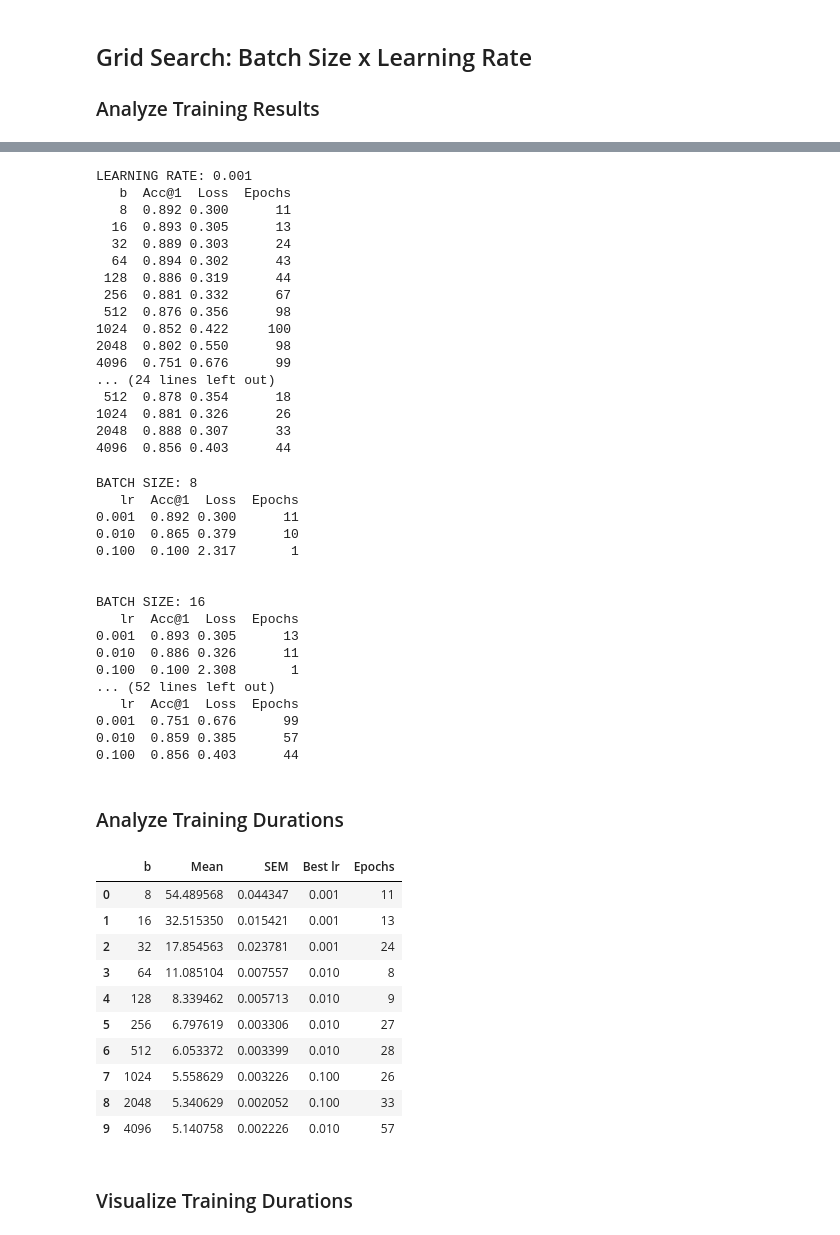
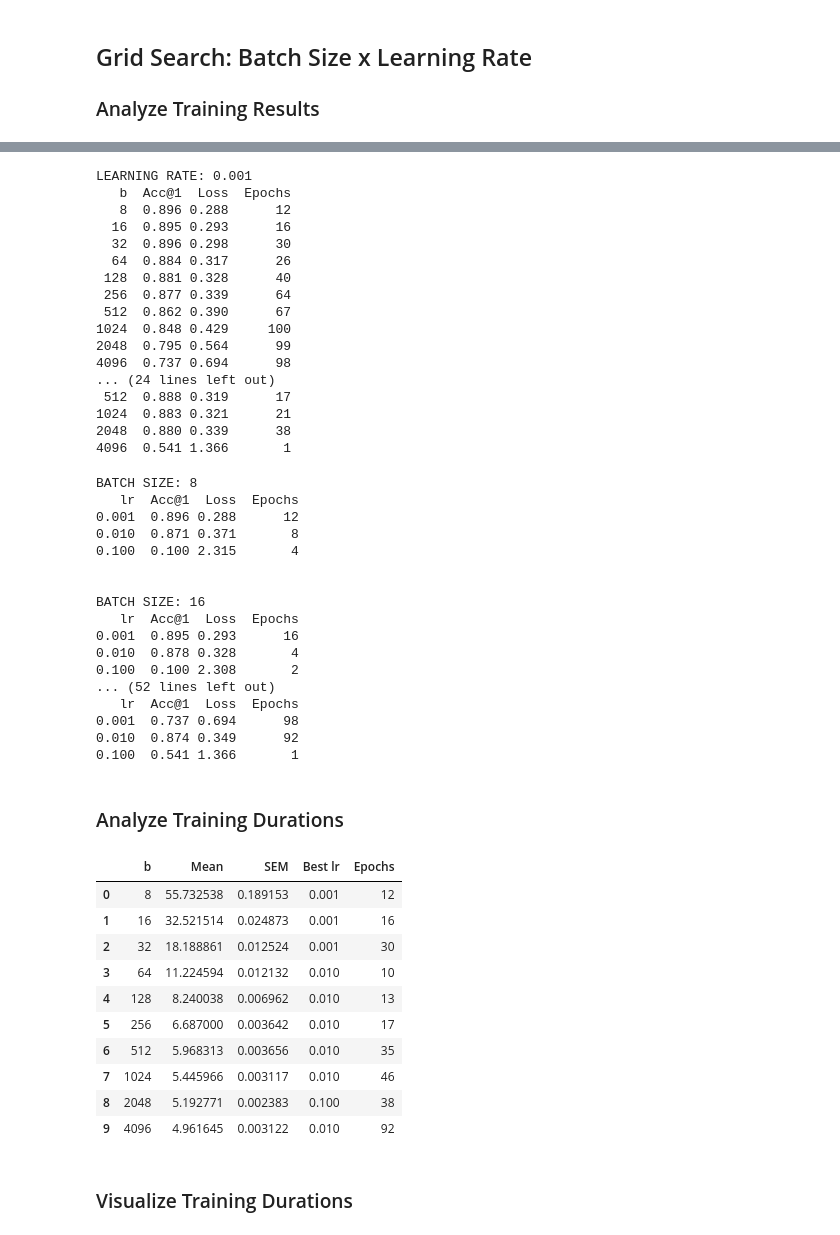
Before and after one commit to mrvnthss/rsa-vision-networks, a Jupyter notebook: notebooks/4.0-mt-data-analysis-lenet-fashionmnist.ipynb, the cells around one changed output, grey strips where cells are left out. Saved outputs shown, nothing was run; the diff lists cells and outputs as text; code cells hidden in the pictures.

```diff
--- a/notebooks/4.0-mt-data-analysis-lenet-fashionmnist.ipynb
+++ b/notebooks/4.0-mt-data-analysis-lenet-fashionmnist.ipynb
@@ -25,20 +25,20 @@ from src.visualization.utils import save_figure
 ### Analyze Training Results
 # %%
 # Load and parse results
-log_dir = "../out/lenet_fashionmnist/grid_search/batch_size_lr/2024-08-25_16-49-23"
-grid_search_results = parse_log_dir(
+log_dir = "../out/lenet_fashionmnist/grid_search/batch_size_lr/2024-09-02_22-34-21"
+b_lr = parse_log_dir(
     log_dir,
     get_training_results,
     mode="Val"
 )
 
 # Abbreviate column names
-grid_search_results = grid_search_results.rename(columns={
+b_lr = b_lr.rename(columns={
     "Accuracy@1": "Acc@1",
     "Accuracy@5": "Acc@5"
 })
 
 # Display overall results
-grid_search_results
+b_lr
 # %% [output]
 |  | b | lr | Epochs | Loss | Acc@1 | Acc@5 |
@@ -61,6 +61,6 @@ grid_search_results
 # %%
 # Group results by learning rate
-grouped_by_lr = grid_search_results.groupby("lr")
+grouped_by_lr = b_lr.groupby("lr")
 col_order = ["b", "Acc@1", "Loss", "Epochs"]  # Dropping Acc@5, since it does not provide any added information
 
 # Display results grouped by learning rate
@@ -71,24 +71,24 @@ for lr, group in grouped_by_lr:
 # %% [output]
 LEARNING RATE: 0.001
    b  Acc@1  Loss  Epochs
-   8  0.892 0.300      11
-  16  0.893 0.305      13
-  32  0.889 0.303      24
-  64  0.894 0.302      43
- 128  0.886 0.319      44
- 256  0.881 0.332      67
- 512  0.876 0.356      98
-1024  0.852 0.422     100
-2048  0.802 0.550      98
-4096  0.751 0.676      99
+   8  0.896 0.288      12
+  16  0.895 0.293      16
+  32  0.896 0.298      30
+  64  0.884 0.317      26
+ 128  0.881 0.328      40
+ 256  0.877 0.339      64
+ 512  0.862 0.390      67
+1024  0.848 0.429     100
+2048  0.795 0.564      99
+4096  0.737 0.694      98
 ... (24 lines left out)
- 512  0.878 0.354      18
-1024  0.881 0.326      26
-2048  0.888 0.307      33
-4096  0.856 0.403      44
+ 512  0.888 0.319      17
+1024  0.883 0.321      21
+2048  0.880 0.339      38
+4096  0.541 1.366       1
 # %%
 # Group results by batch size
-grouped_by_b = grid_search_results.groupby("b")
+grouped_by_b = b_lr.groupby("b")
 col_order = ["lr", "Acc@1", "Loss", "Epochs"]  # Dropping Acc@5, since it does not provide any added information
 
 # Display results grouped by batch size
@@ -99,53 +99,53 @@ for b, group in grouped_by_b:
 # %% [output]
 BATCH SIZE: 8
    lr  Acc@1  Loss  Epochs
-0.001  0.892 0.300      11
-0.010  0.865 0.379      10
-0.100  0.100 2.317       1
+0.001  0.896 0.288      12
+0.010  0.871 0.371       8
+0.100  0.100 2.315       4
 
 
 BATCH SIZE: 16
    lr  Acc@1  Loss  Epochs
-0.001  0.893 0.305      13
-0.010  0.886 0.326      11
-0.100  0.100 2.308       1
+0.001  0.895 0.293      16
+0.010  0.878 0.328       4
+0.100  0.100 2.308       2
 ... (52 lines left out)
    lr  Acc@1  Loss  Epochs
-0.001  0.751 0.676      99
-0.010  0.859 0.385      57
-0.100  0.856 0.403      44
+0.001  0.737 0.694      98
+0.010  0.874 0.349      92
+0.100  0.541 1.366       1
 # %% [markdown]
 ### Analyze Training Durations
 # %%
 # Load and parse training durations (seconds per epoch for each individual epoch)
 training_durations = parse_log_dir(log_dir, get_training_durations)
 
 # Compute mean and standard error per batch size
 duration_stats = training_durations.groupby("b")["duration"].agg(["mean", "sem"]).reset_index()
 
 # Find best learning rate per batch size (in terms of loss) and corresponding number of epochs trained for
-best_lr = grid_search_results.loc[grid_search_results.groupby("b")["Loss"].idxmin(), ["b", "lr", "Epochs"]]
+best_lr = b_lr.loc[b_lr.groupby("b")["Loss"].idxmin(), ["b", "lr", "Epochs"]]
 duration_stats = pd.merge(duration_stats, best_lr, on="b")
 duration_stats = duration_stats.rename(columns={
     "mean": "Mean",
     "sem": "SEM",
     "lr": "Best lr"
 })
 
 # Display results
 duration_stats
 # %% [output]
 |  | b | Mean | SEM | Best lr | Epochs |
-| 0 | 8 | 54.489568 | 0.044347 | 0.001 | 11 |
-| 1 | 16 | 32.515350 | 0.015421 | 0.001 | 13 |
-| 2 | 32 | 17.854563 | 0.023781 | 0.001 | 24 |
-| 3 | 64 | 11.085104 | 0.007557 | 0.010 | 8 |
-| 4 | 128 | 8.339462 | 0.005713 | 0.010 | 9 |
-| 5 | 256 | 6.797619 | 0.003306 | 0.010 | 27 |
-| 6 | 512 | 6.053372 | 0.003399 | 0.010 | 28 |
-| 7 | 1024 | 5.558629 | 0.003226 | 0.100 | 26 |
-| 8 | 2048 | 5.340629 | 0.002052 | 0.100 | 33 |
-| 9 | 4096 | 5.140758 | 0.002226 | 0.010 | 57 |
+| 0 | 8 | 55.732538 | 0.189153 | 0.001 | 12 |
+| 1 | 16 | 32.521514 | 0.024873 | 0.001 | 16 |
+| 2 | 32 | 18.188861 | 0.012524 | 0.001 | 30 |
+| 3 | 64 | 11.224594 | 0.012132 | 0.010 | 10 |
+| 4 | 128 | 8.240038 | 0.006962 | 0.010 | 13 |
+| 5 | 256 | 6.687000 | 0.003642 | 0.010 | 17 |
+| 6 | 512 | 5.968313 | 0.003656 | 0.010 | 35 |
+| 7 | 1024 | 5.445966 | 0.003117 | 0.010 | 46 |
+| 8 | 2048 | 5.192771 | 0.002383 | 0.100 | 38 |
+| 9 | 4096 | 4.961645 | 0.003122 | 0.010 | 92 |
 # %% [markdown]
 ### Visualize Training Durations
 # %%
```
Also changed, not shown: parts of 3 cells of this notebook, 2 other files.
